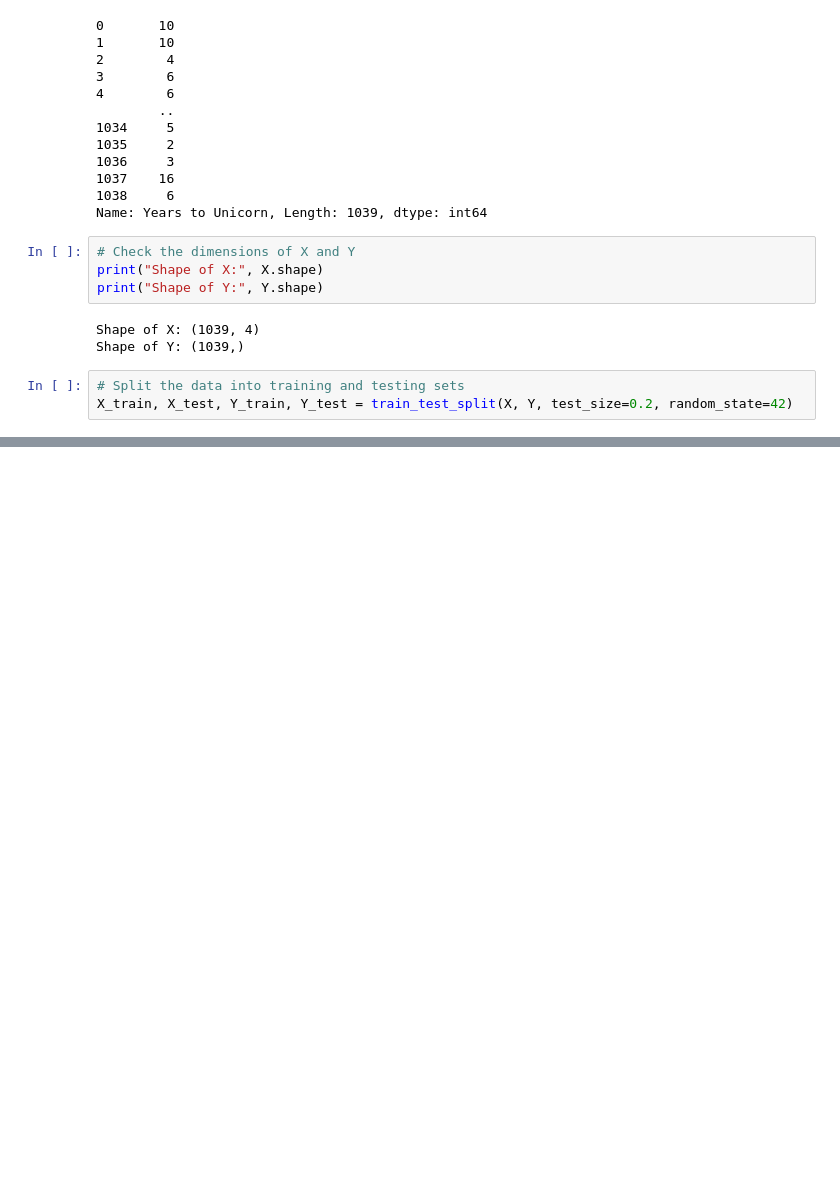
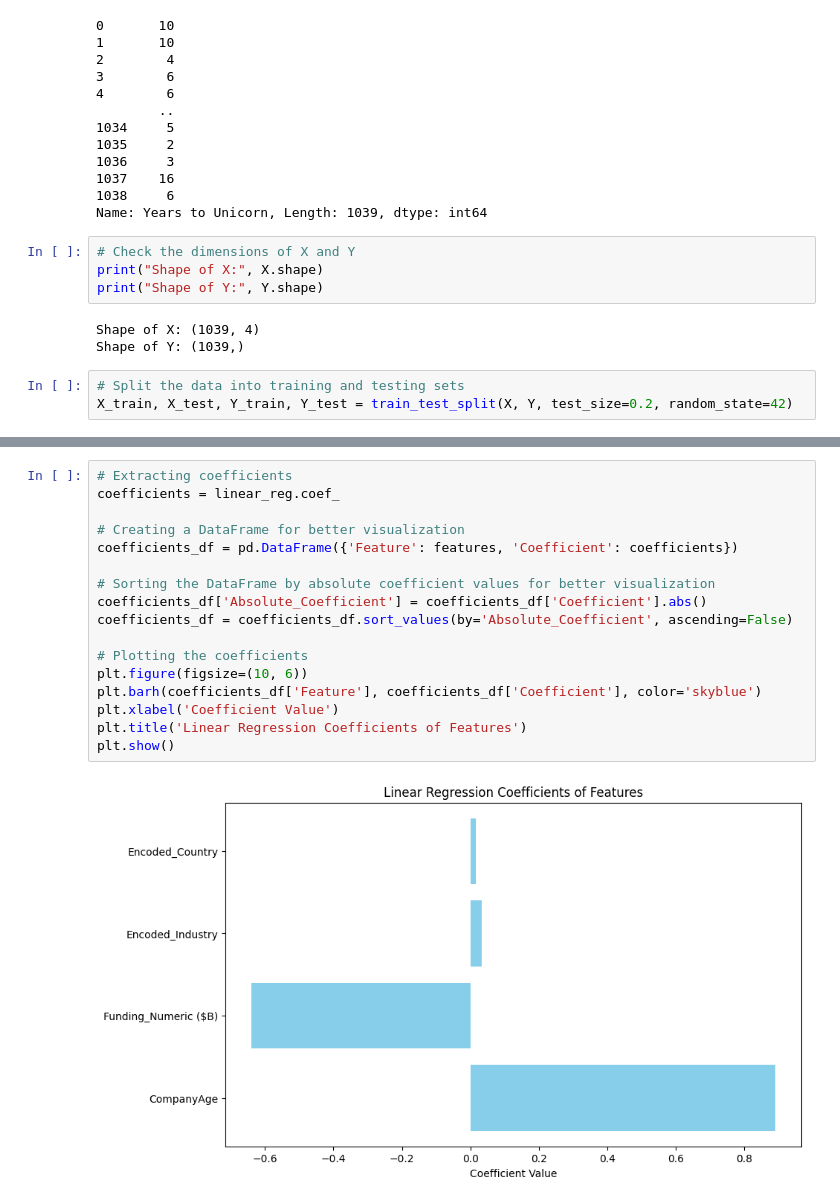
Before and after one commit to CristovalNS/Fundamentals_of_Data_Science_Project, a Jupyter notebook: LinearRegression.ipynb, the cells around one changed output, grey strips where cells are left out. Drawn from its saved outputs; the diff is of its cells as text; blank space fills up the shorter version.

```diff
--- a/LinearRegression.ipynb
+++ b/LinearRegression.ipynb
@@ -131,0 +203,19 @@ plt.show()
+# %%
+# Extracting coefficients
+coefficients = linear_reg.coef_
+
+# Creating a DataFrame for better visualization
+coefficients_df = pd.DataFrame({'Feature': features, 'Coefficient': coefficients})
+
+# Sorting the DataFrame by absolute coefficient values for better visualization
+coefficients_df['Absolute_Coefficient'] = coefficients_df['Coefficient'].abs()
+coefficients_df = coefficients_df.sort_values(by='Absolute_Coefficient', ascending=False)
+
+# Plotting the coefficients
+plt.figure(figsize=(10, 6))
+plt.barh(coefficients_df['Feature'], coefficients_df['Coefficient'], color='skyblue')
+plt.xlabel('Coefficient Value')
+plt.title('Linear Regression Coefficients of Features')
+plt.show()
+# %% [output]
+[figure, added]
```
Also changed, not shown: parts of 30 cells of this notebook, 2 other files.
